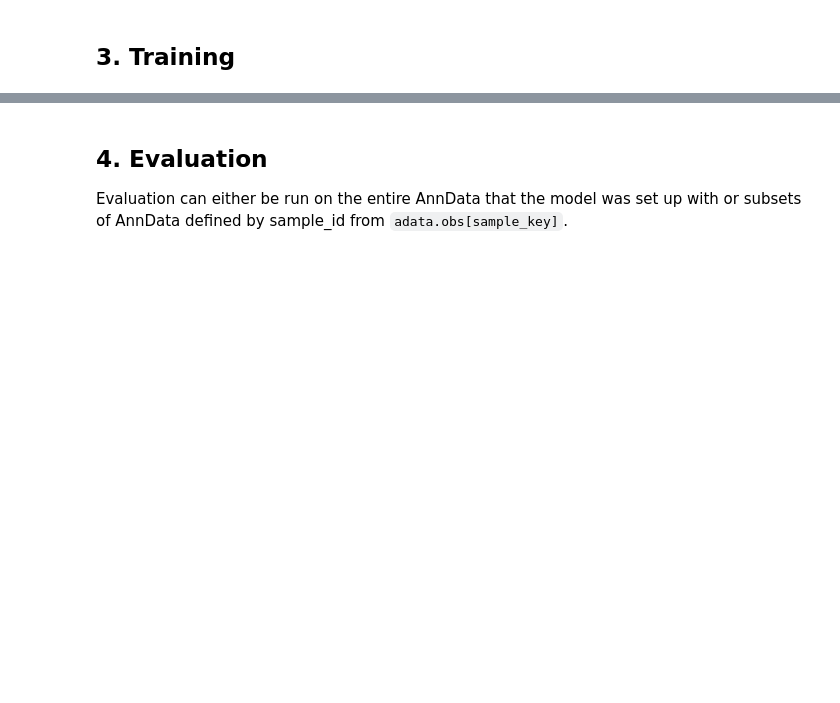
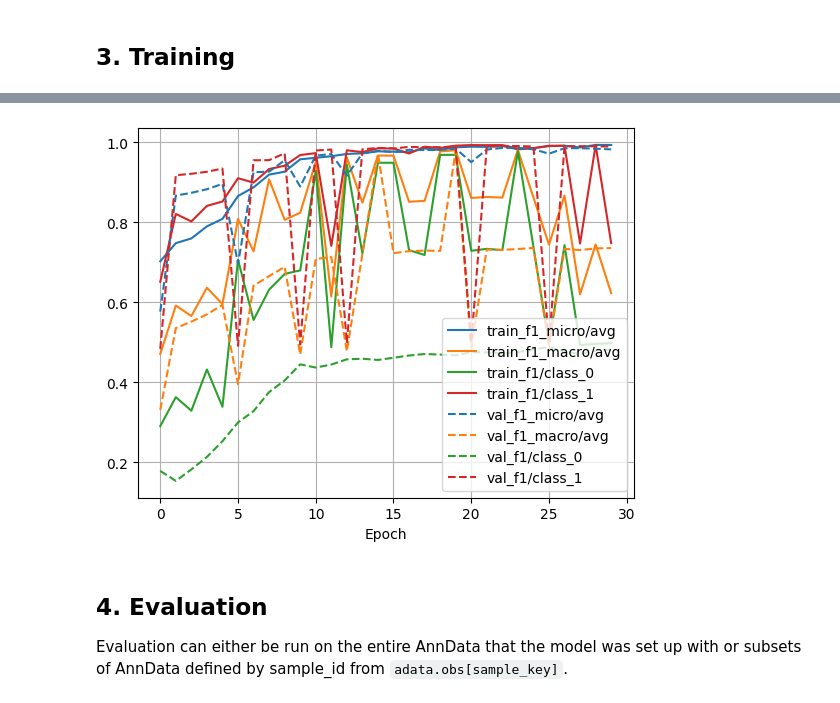
Before and after one commit to theislab/interscale, a Jupyter notebook: docs/notebooks/InterScale_pipeline.ipynb, the cells around one changed output, grey strips where cells are left out. Saved outputs shown, nothing was run; the diff lists cells and outputs as text; code cells hidden in the pictures; blank space fills up the shorter version.

```diff
--- a/docs/notebooks/InterScale_pipeline.ipynb
+++ b/docs/notebooks/InterScale_pipeline.ipynb
@@ -174,6 +182,6 @@ Masked dataloader
 # %%
 # for now training only works with datamodule. TODO: Add DataSplitter for datamodule independent training.
-model.train(max_epochs = 10,
+model.train(max_epochs = 30,
            datamodule = dm,
            early_stopping = True)
 # %% [output]
@@ -181,3 +227,7 @@ AttributeError: 'TrainingPlan' object has no attribute '_cfg'
+# %%
+model.history_.plot_history(subset_term = 'f1')
+# %% [output]
+[figure, added]
 # %% [markdown]
 ## 4. Evaluation
 
```
Also changed, not shown: parts of 12 cells of this notebook, 13 other files.
